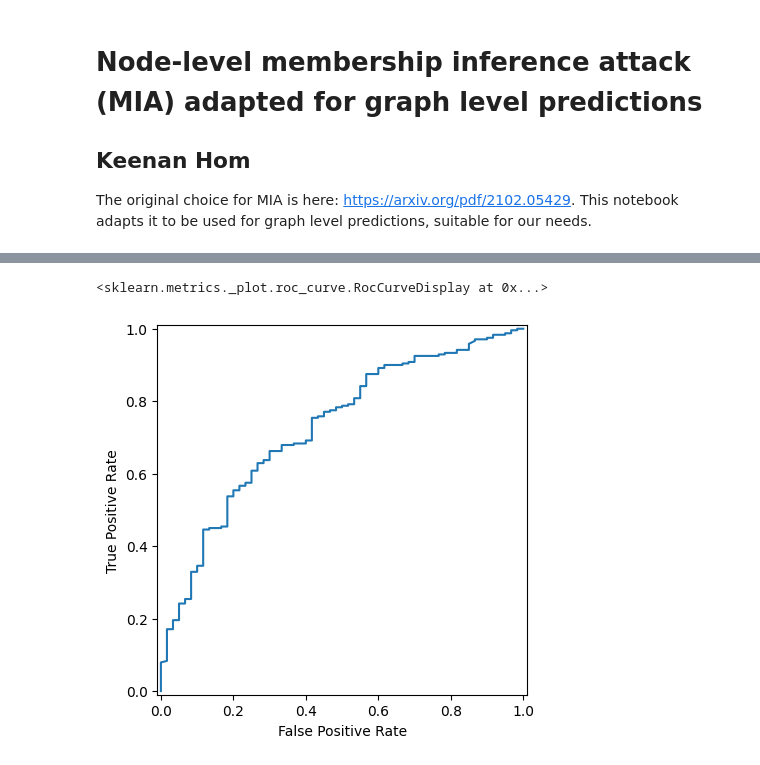
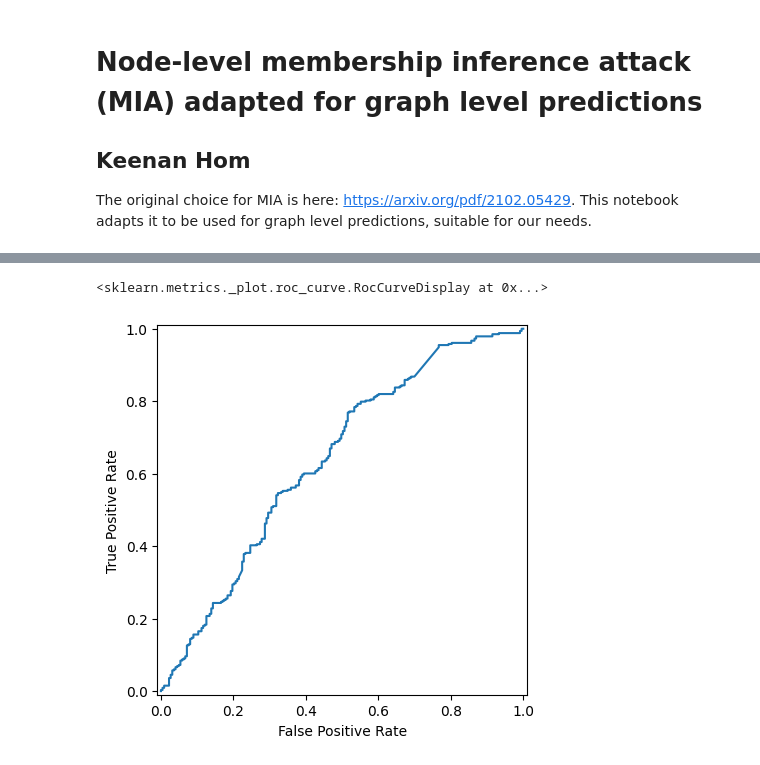
Before and after one commit to AmanPatel117/biomedical-gnn-privacy, a Jupyter notebook: membership_inference_attack/Graph_MIA.ipynb, the cells around one changed output, grey strips where cells are left out. Drawn from its saved outputs; the diff is of its cells as text; code cells hidden in the pictures.

```diff
--- a/membership_inference_attack/Graph_MIA.ipynb
+++ b/membership_inference_attack/Graph_MIA.ipynb
@@ -36,2 +34,4 @@ from util import create_attack_dataset, graph_train_test_split, onehot_transform
+# %%
+dataset_name = 'ogbg-molhiv'
 # %%
 DEVICE = ('cuda:0' if torch.cuda.is_available() else 'cpu')
@@ -55,0 +38,4 @@ s_dataset_train, s_dataset_test = graph_train_test_split(s_dataset, test_size=0.
+# %%
+dataset = get_dataset(dataset_name)
+num_feat = dataset[0].x.shape[1]
+num_categories = dataset[0].y.shape[1]
@@ -106,21 +78,22 @@ GATProteinsModel(
 # %%
 # Create and train shadow model
-lr = 0.001
-epochs = 100
-batch_size = 8
-weight_decay = 1e-4
-s_model = GATProteinsModel(num_feat=num_feat, num_classes=num_categories).to(DEVICE)
-optimizer = optim.Adam(s_model.parameters(), lr=lr, weight_decay=weight_decay)
-s_scheduler = optim.lr_scheduler.ReduceLROnPlateau(optimizer, mode='min',
-                                                       factor=0.5,
-                                                       patience=50,
-                                                       min_lr=1e-6,
-                                                       verbose=True)
-weight = compute_class_weight('balanced', classes=np.unique(s_dataset_train.y.argmax(dim=1)), y=s_dataset_train.y.argmax(dim=1).numpy())
-loss_fn = nn.CrossEntropyLoss(weight=torch.tensor(weight).to(DEVICE))
-s_save_path = 'mia-models/s_model_gat_enzymes.pth'
+# lr = 0.001
+# epochs = 100
+# batch_size = 8
+# weight_decay = 1e-4
+s_model = CustomGATModel(num_feat=num_feat, num_classes=num_categories).to(DEVICE)
+# optimizer = optim.Adam(s_model.parameters(), lr=lr, weight_decay=weight_decay)
+# s_scheduler = optim.lr_scheduler.ReduceLROnPlateau(optimizer, mode='min',
+#                                                        factor=0.5,
+#                                                        patience=50,
+#                                                        min_lr=1e-6,
+#                                                        verbose=True)
+# weight = compute_class_weight('balanced', classes=np.unique(s_dataset_train.y.argmax(dim=1)), y=s_dataset_train.y.argmax(dim=1).numpy())
+# loss_fn = nn.CrossEntropyLoss(weight=torch.tensor(weight).to(DEVICE))
+s_save_path = 'mia-models/s_model_gat_ogbg-molhiv.pth'
 # s_save_path = None
 
-train_model_multi_graph(s_model, optimizer, s_dataset_train, loss_fn, epochs, batch_size, val_dataset=s_dataset_test, save_path=s_save_path, save_freq=10, device=DEVICE)
-# s_model = load_model(s_model, s_save_path)
+# train_model_multi_graph(s_model, optimizer, s_dataset_train, loss_fn, epochs, batch_size, val_dataset=s_dataset_test, save_path=s_save_path, save_freq=10, device=DEVICE)
+s_model, s_dataset_train, s_dataset_test = load_model(s_model, s_save_path)
+s_model.eval()
 # %% [output]
@@ -162,7 +129,7 @@ att_dataset_test = create_attack_dataset(t_model, t_dataset_train, t_dataset_tes
 lr = 0.001
 epochs = 50
 batch_size = 16
-weight_decay = 1e-5
+weight_decay = 1e-3
 att_model = GenericAttackModel(num_feat=num_categories).to(DEVICE)
 optimizer = optim.Adam(att_model.parameters(), lr=lr, weight_decay=weight_decay)
 weight = compute_class_weight('balanced',
@@ -215,8 +174,8 @@ get_auroc_score(pred_scores_train, true_scores_train)
 # %%
 from sklearn.metrics import RocCurveDisplay
-fpr, tpr, thresholds = roc_curve(true_scores_train.argmax(dim=1), pred_scores_train[:,1])
+fpr, tpr, thresholds = roc_curve(true_scores_test.argmax(dim=1), pred_scores_test[:,1])
 
 RocCurveDisplay(fpr=fpr, tpr=tpr).plot()
 # %% [output]
 <sklearn.metrics._plot.roc_curve.RocCurveDisplay at 0x...>
-[figure, old version]
+[figure, new version]
```
Also changed, not shown: parts of 12 cells of this notebook, 18 other files.
